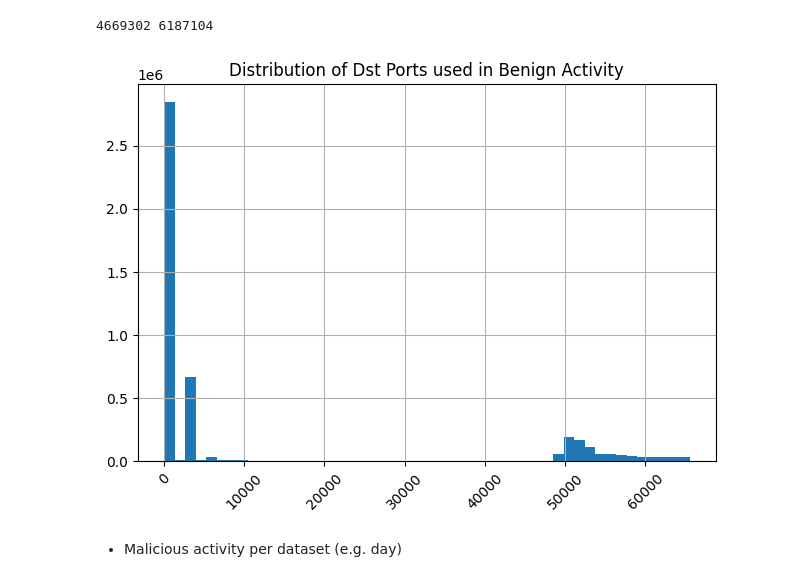
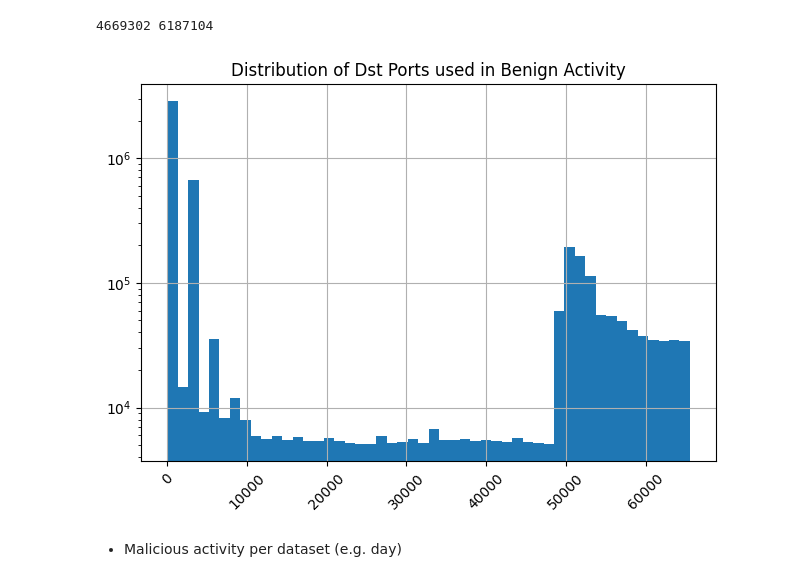
Before and after one commit to adisanto85/DataSecurity, a Jupyter notebook: Data_Security_2024.ipynb, the cells around one changed output. Drawn from its saved outputs; the diff is of its cells as text; code cells hidden in the pictures.

```diff
--- a/Data_Security_2024.ipynb
+++ b/Data_Security_2024.ipynb
@@ -498,11 +516,11 @@ print(len(df_benign), len(df_data))
 # %% [output]
 4669302 6187104
 # %%
-df_benign['Dst Port'].astype(int).hist(xrot=45, bins=50)
+df_benign['Dst Port'].astype(int).hist(xrot=45, bins=50, log=True)
 plt.title('Distribution of Dst Ports used in Benign Activity')
 plt.tight_layout()
 # %% [output]
-[figure, old version]
+[figure, new version]
 # %% [markdown]
 
 
```
Also changed, not shown: parts of 19 cells of this notebook.
